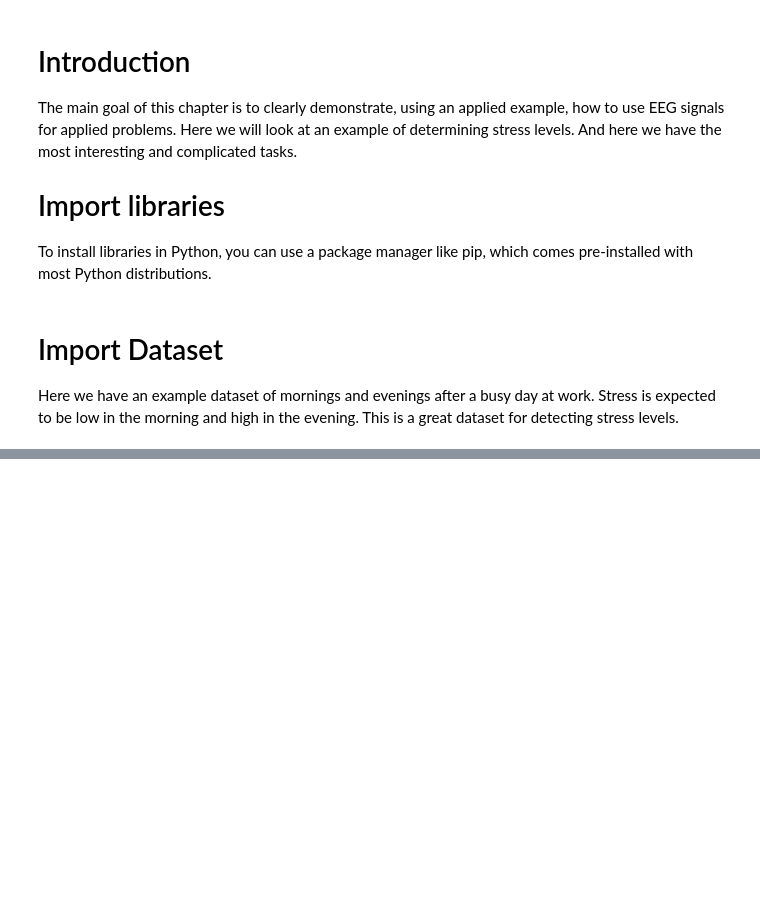
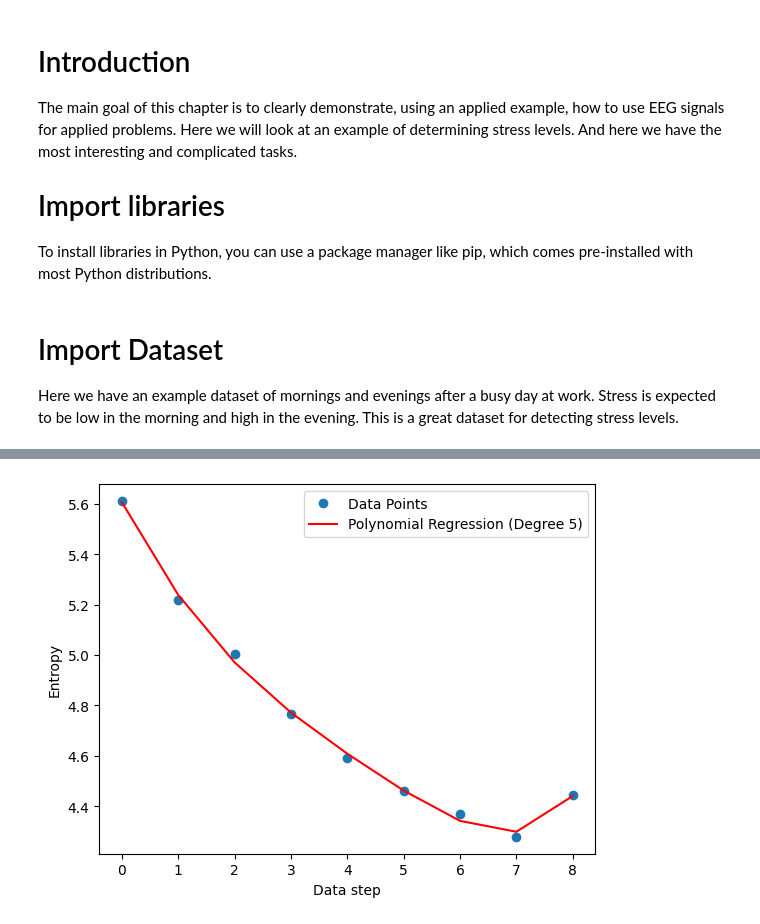
Before and after one commit to nargesyaghoubi/NeuroSignal, a Jupyter notebook: Practical_implementation.ipynb, the cells around one changed output, grey strips where cells are left out. Saved outputs shown, nothing was run; the diff lists cells and outputs as text; code cells hidden in the pictures; blank space fills up the shorter version.

```diff
--- a/Practical_implementation.ipynb
+++ b/Practical_implementation.ipynb
@@ -46,0 +66,35 @@ plt.show()
+# %%
+"""
+The script iterates over increasing data segments, calculates their differential entropy,
+ and stores these values. It then fits a polynomial regression to the entropy data
+ and plots both the entropy values
+and the fitted polynomial curve to visualize the relationship between data EEG in different time and entropy.
+"""
+from scipy.stats import differential_entropy, norm
+
+data_ent_graph = []
+
+for a in range (1000, len(data), 1000):
+    values = data[:a]
+    data_ent_final = differential_entropy(values)
+    data_ent_graph.append(data_ent_final)
+
+x_inter_removed_high = []
+for data_x in range (0, len(data_ent_graph),1):
+    x_inter_removed_high.append(data_x)
+
+degree = 5
+
+# Polynomial regression
+coefficients = np.polyfit(x_inter_removed_high, data_ent_graph, degree)
+# Polynomial coefficients
+y_poly = np.polyval(coefficients, x_inter_removed_high)
+
+plt.xlabel('Data step')
+plt.ylabel('Entropy')
+plt.plot(x_inter_removed_high, data_ent_graph, 'o', label='Data Points')
+plt.plot(x_inter_removed_high, y_poly, 'r', label=f'Polynomial Regression (Degree {degree})')
+plt.legend()
+plt.show()
+# %% [output]
+[figure, added]
```
Also changed, not shown: parts of 3 cells of this notebook.
